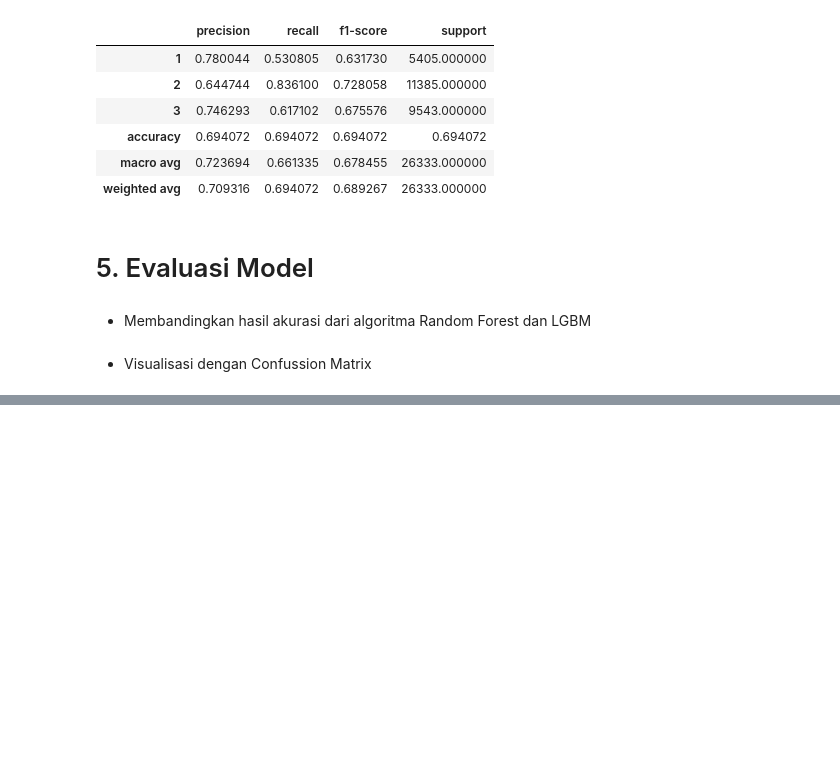
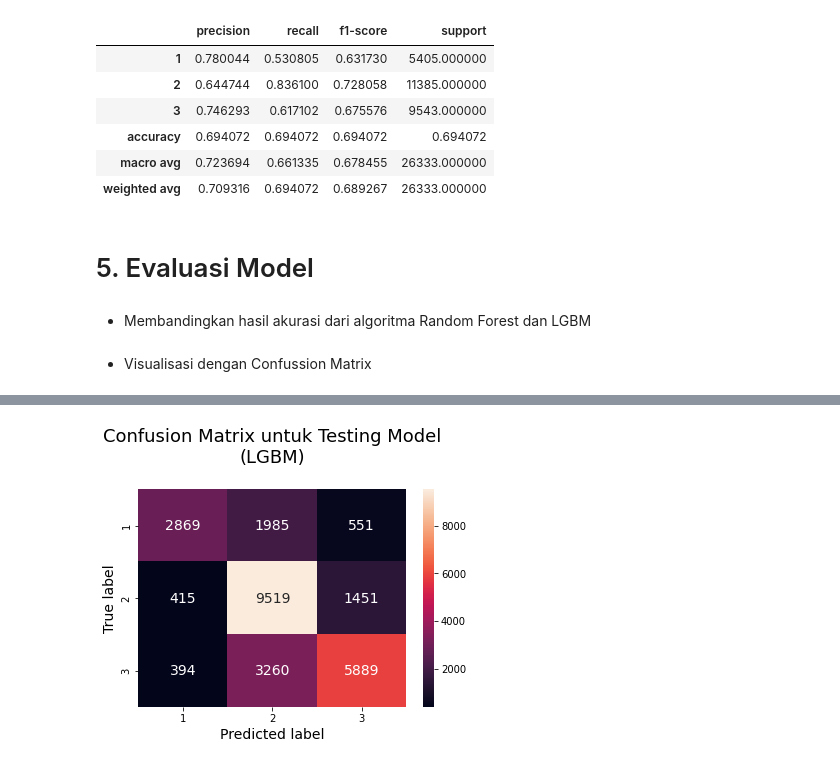
Before and after one commit to TutiAmalia/Klasifikasi-Gambar-, a Jupyter notebook: PredictiveAnalytics.ipynb, the cells around one changed output, grey strips where cells are left out. Cells and saved outputs as stored; diff of their text form; code cells hidden in the pictures; blank space fills up the shorter version.

```diff
--- a/PredictiveAnalytics.ipynb
+++ b/PredictiveAnalytics.ipynb
@@ -663,0 +653,13 @@ res
+# %%
+conf_matrix1 = pd.DataFrame(conf2, ('1', '2', '3'), ('1', '2', '3'))
+
+# Plot confusion matrix
+plt.figure()
+heatmap = sns.heatmap(conf_matrix1, annot=True, annot_kws={'size': 14}, fmt='d')
+
+plt.title('Confusion Matrix untuk Testing Model\n(LGBM)\n', fontsize=18)
+plt.ylabel('True label', fontsize=14)
+plt.xlabel('Predicted label', fontsize=14)
+plt.show()
+# %% [output]
+[figure, added]
```
Also changed, not shown: parts of 7 cells of this notebook.
